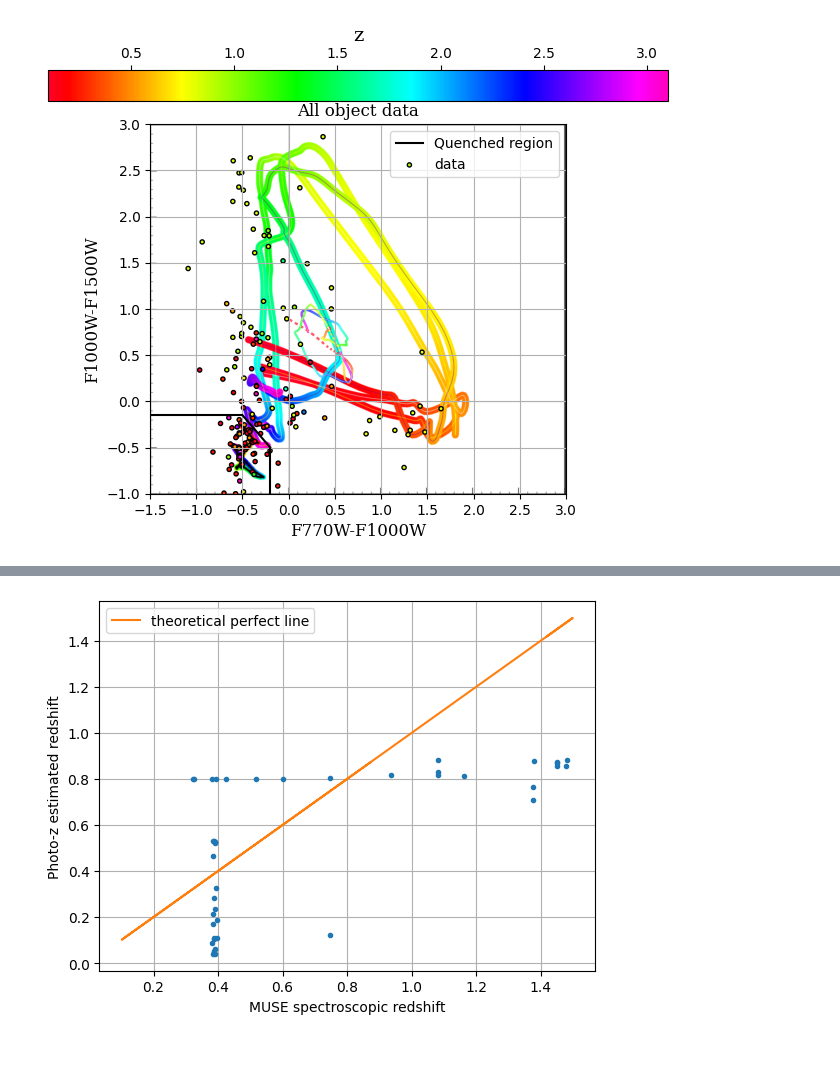
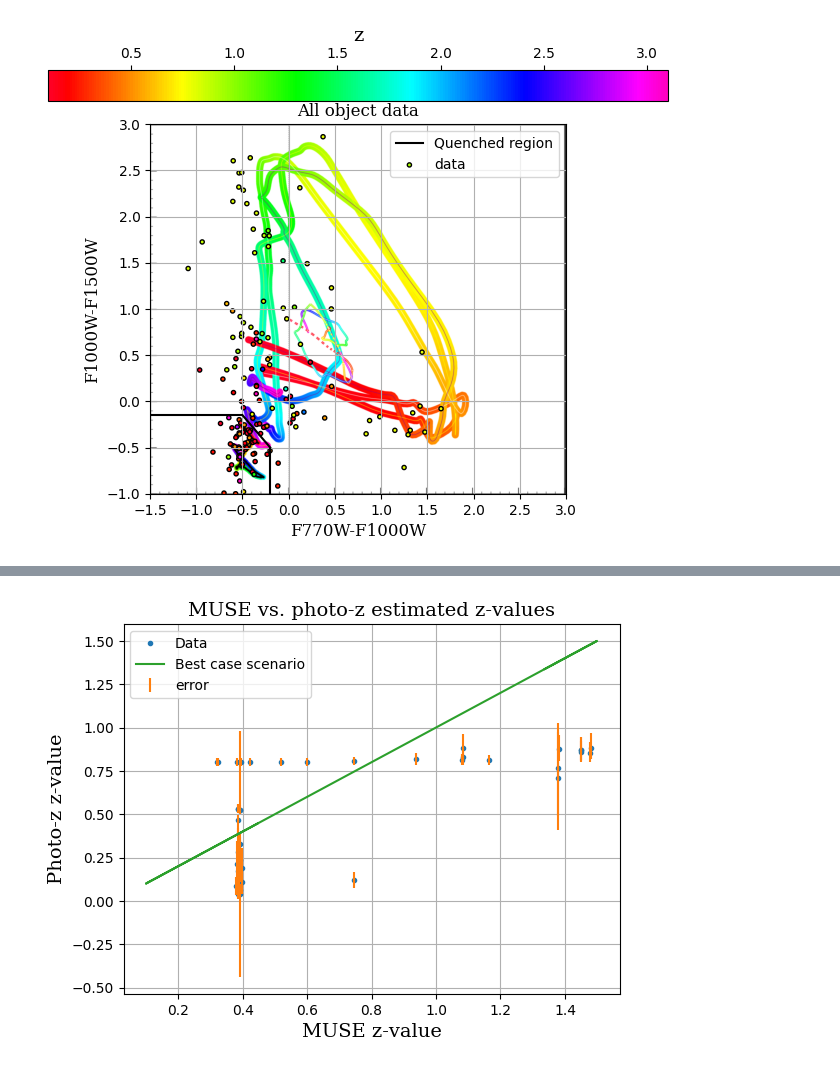
Before and after one commit to StellaWasTaken/1st-year-project, a Jupyter notebook: CSFG data results.ipynb, the cells around one changed output, grey strips where cells are left out. Cells and saved outputs as stored; diff of their text form; code cells hidden in the pictures.

```diff
--- a/CSFG data results.ipynb
+++ b/CSFG data results.ipynb
@@ -35,9 +35,9 @@ for i in lists:
     if "MUSE_data" in catalogue[i].keys():
         museshift.append(catalogue[i]["MUSE_data"]["z_muse"])
         musecompare.append(catalogue[i]["photo-z"])
-        u68 = np.append(u68, redshiftt[8][index])
-        l68 = np.append(l68, redshiftt[7][index])
-        index += 1
+        u68 = np.append(u68, redshiftt[10][index])
+        l68 = np.append(l68, redshiftt[9][index])
+    index += 1
 
 upper_limit = u68 - np.asarray(musecompare)
 lower_limit = np.asarray(musecompare) - l68
@@ -195,11 +197,15 @@ plt.grid()
 # %%
-line = np.random.uniform(0.1, 1.5, (1000))
-plt.plot(museshift, musecompare, ".")
-plt.xlabel("MUSE spectroscopic redshift")
-plt.ylabel("Photo-z estimated redshift")
-plt.plot(line, line, label="theoretical perfect line")
+#plotting MUSE vs. phot-z line, along with the theoretical line
+
+line = np.random.uniform(0.1, 1.5, (1000)) #the line
+plt.plot(museshift, musecompare, ".", label="Data")
+plt.errorbar(museshift, musecompare, yerr=([upper_limit, lower_limit]), linestyle="", label="error")
+plt.title("MUSE vs. photo-z estimated z-values", **newfont, fontsize=14)
+plt.xlabel("MUSE z-value", **newfont, fontsize=14)
+plt.ylabel("Photo-z z-value", **newfont, fontsize=14)
+plt.plot(line, line, label="Best case scenario")
 plt.legend()
 plt.grid()
 # %% [output]
-[figure, old version]
+[figure, new version]
 # %%
```
Also changed, not shown: parts of 7 cells of this notebook.
